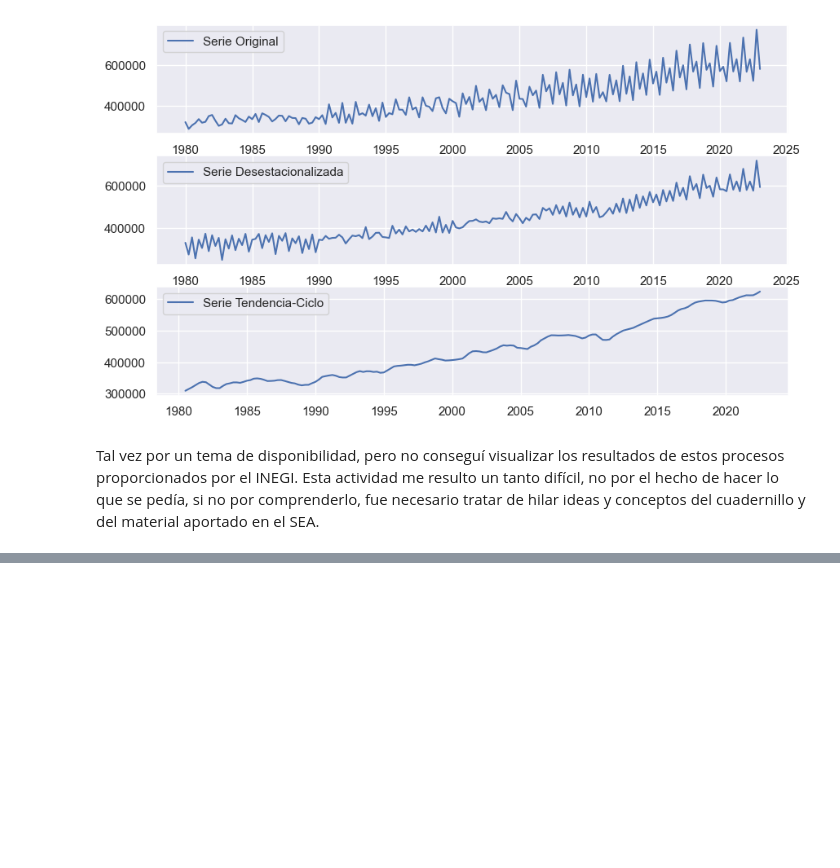
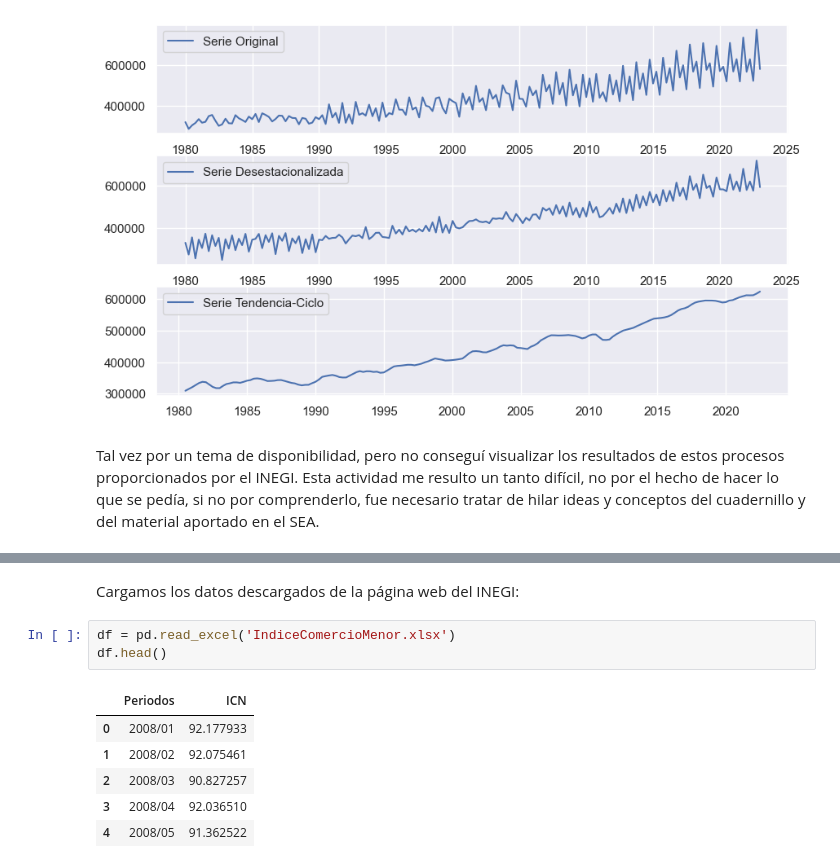
Before and after one commit to maferpy/unidad9, a Jupyter notebook: pronosticos.ipynb, the cells around one changed output, grey strips where cells are left out. Saved outputs shown, nothing was run; the diff lists cells and outputs as text; blank space fills up the shorter version.

```diff
--- a/pronosticos.ipynb
+++ b/pronosticos.ipynb
@@ -404,0 +412,12 @@ Tal vez por un tema de disponibilidad, pero no conseguí visualizar los resultad
+# %% [markdown]
+Cargamos los datos descargados de la página web del INEGI:
+# %%
+df = pd.read_excel('IndiceComercioMenor.xlsx')
+df.head()
+# %% [output]
+|  | Periodos | ICN |
+| 0 | 2008/01 | 92.177933 |
+| 1 | 2008/02 | 92.075461 |
+| 2 | 2008/03 | 90.827257 |
+| 3 | 2008/04 | 92.036510 |
+| 4 | 2008/05 | 91.362522 |
```
Also changed, not shown: parts of 6 cells of this notebook, 2 other files.
